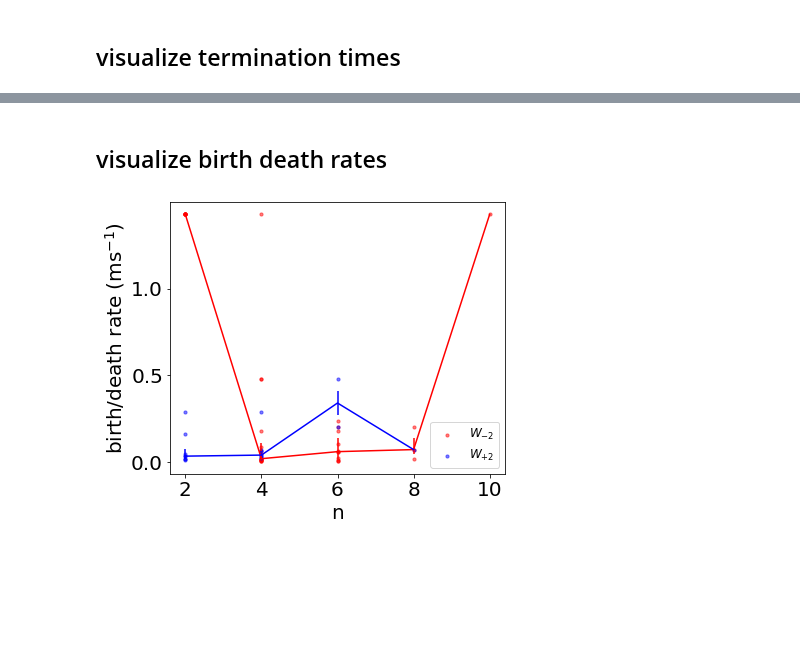
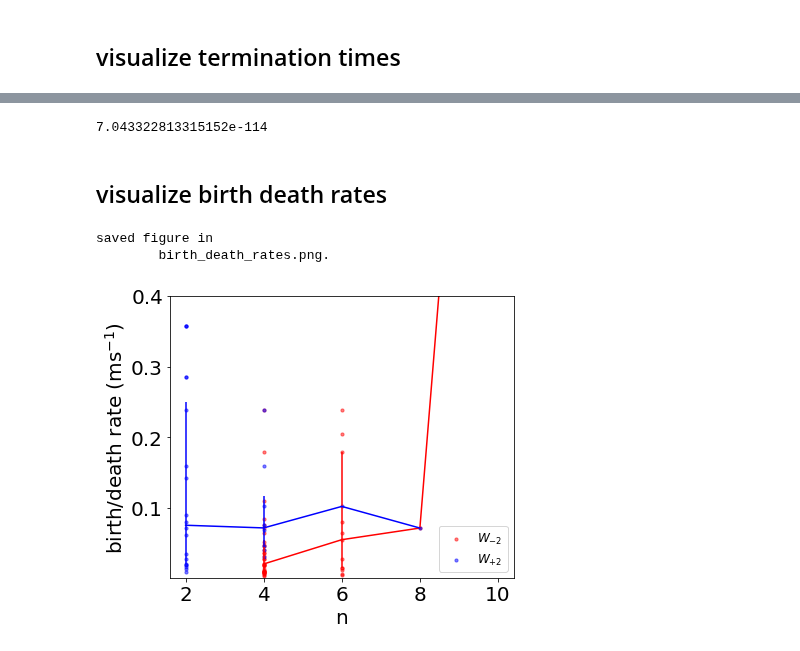
Before and after one commit to timtyree/care, a Jupyter notebook: notebooks/Visualize Birth-Death Rates For a Given Folder.ipynb, the cells around one changed output, grey strips where cells are left out. Cells and saved outputs as stored; diff of their text form; code cells hidden in the pictures; blank space fills up the shorter version.

```diff
--- a/notebooks/Visualize Birth-Death Rates For a Given Folder.ipynb
+++ b/notebooks/Visualize Birth-Death Rates For a Given Folder.ipynb
@@ -114,0 +124,5 @@ saved figure in
+# %%
+x_values = np.linspace(1,500,10)
+# y_values = poisson(284).pmf(x_values)
+pdf = lambda x: x^284
+plt.plot(x_values,y_values)
@@ -115,10 +132,21 @@ saved figure in
+# %%
+dist.pmf(5)
+# %% [output]
+7.043322813315152e-114
 # %% [markdown]
 ## visualize birth death rates
 # %%
 #import data
 os.chdir(folder_name)
 df = pd.read_csv(file_out)
+
+#drop termination times
 df.dropna(inplace=True)
+
+#drop rows with rates over 100/ms
+df = df.loc[df.rates<=100].copy()
+
+
 dn_list = sorted(set(df.dn.values))
 dn_list = [-2,2]
 # %%
@@ -175,7 +203,7 @@ for i, dn in enumerate(dn_list):
 assert (len(formatting_data_list) is len(scatter_data_list ))
 assert (len(formatting_data_list) is len(errorbar_data_list))
 # %%
-saving = False
+saving = True
 
 savefig_dir = f'{nb_dir}/Figures/birth_death_analysis'
 savefig_fn = 'birth_death_rates.png'
@@ -198,32 +226,34 @@ for scatter_data, errorbar_data, formatting_data in zip(
 
     ax.scatter(x=x_values,y=y_values, c=color, s=10, alpha=0.5, label=label)
     ax.errorbar(n_list, y_val_list, yerr=yerr, c=color)
 
 ax.legend()
 
 # # ax.set_xticks(xticks)
 # # ax.set_yticks([0,10,20,30,40,50])
 # ymin, ymax = ax.get_ylim()
-# ax.set_ylim((1e-3,ymax+25))
+ax.set_ylim((1e-3,0.4))
 
 ax.legend(loc='lower right', fontsize= fontsize-8)
 ax.tick_params(axis='both', labelsize= fontsize)
 ax.set_ylabel('birth/death rate (ms$^{-1}$)', fontsize=fontsize)
 ax.set_xlabel('n', fontsize=fontsize)
 if log_scale:
     ax.set_yscale('log')
 # ax.set_title(f'$\sigma = {sigma}$, threshold = {threshold}', fontsize=fontsize)
 
 # ax.set_title('high frequency birth deaths observed', fontsize=fontsize)
 # ax.axis([20,60,0,7])
 
 
 if not saving:
     plt.show()
 else:
     plt.tight_layout()
     os.chdir(savefig_dir)
     plt.savefig(savefig_fn, dpi=300)
     print(f"saved figure in \n\t{savefig_fn}.")
 # %% [output]
+saved figure in
+        birth_death_rates.png.
-[figure, old version]
+[figure, new version]
```
Also changed, not shown: parts of 15 cells of this notebook, 6 other files.
